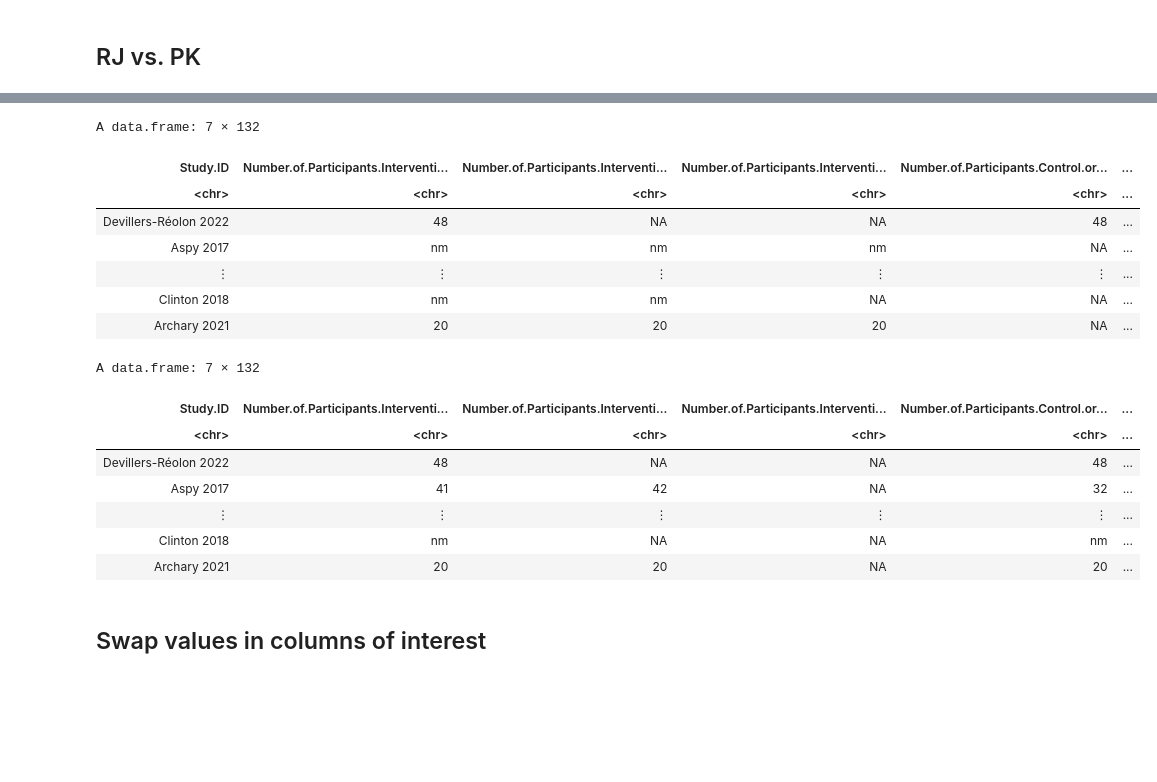
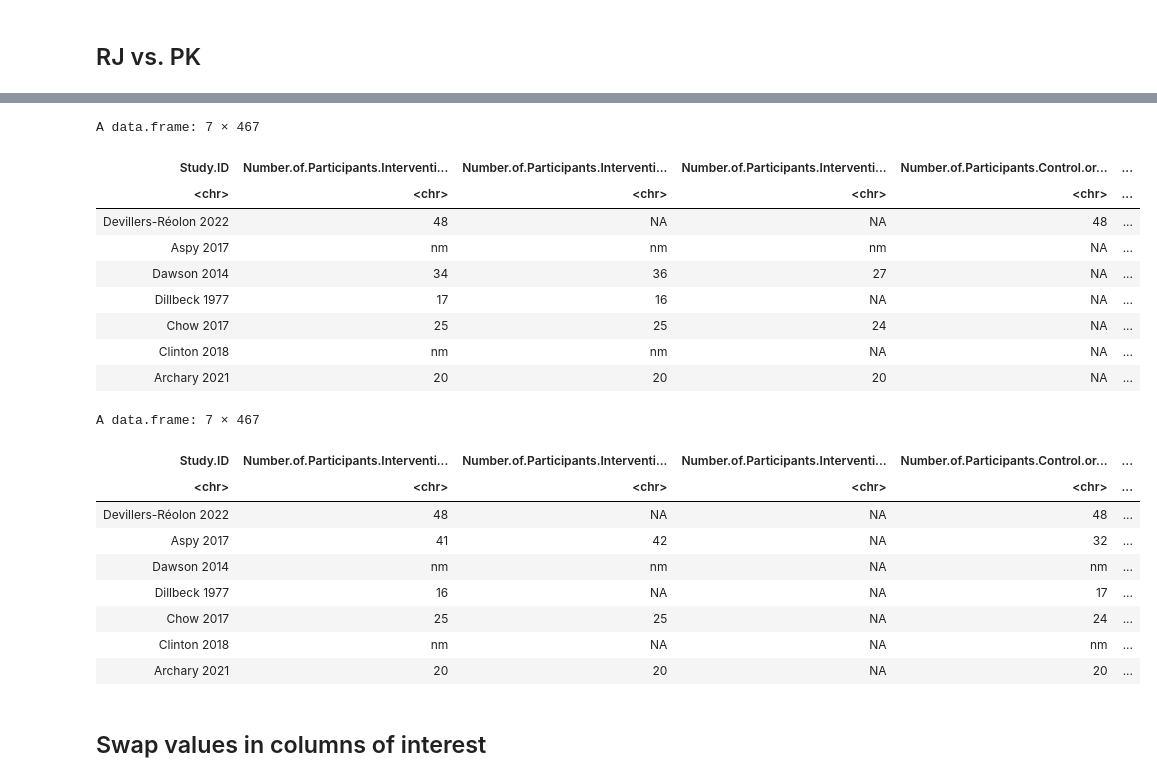
Before and after one commit to abc4322/MA_Meta_Analyses, a Jupyter notebook: Meta.Analysis-find out data extraction inter-rater reliability without pre-processing functions.ipynb, the cells around one changed output, grey strips where cells are left out. Saved outputs shown, nothing was run; the diff lists cells and outputs as text; code cells hidden in the pictures; blank space fills up the shorter version.

```diff
--- a/Meta.Analysis-find out data extraction inter-rater reliability without pre-processing functions.ipynb
+++ b/Meta.Analysis-find out data extraction inter-rater reliability without pre-processing functions.ipynb
@@ -356,3 +290,21 @@ clean.data.to.df.list.swap <- function(
+# %%
+conv_val_vec <- function(vec, missing.value.placeholder = nm.placeholder, only.double = TRUE){
+
+  if (!is.vector(vec)){
+    stop(paste0("this function is only for vectors. got ", class(vec), "instead."))
+  }
+
+  output <- c()
+
+  for (i in seq_along(vec)){
+    out_i <- convert.value(
+      vec[i], missing.value.placeholder = missing.value.placeholder, only.double = only.double
+    )
+
+    output[i] <- out_i
+  }
+  output
+}
 # %% [markdown]
 ## Operations
 # %%
@@ -366,13 +318,23 @@ ex.df <- data.frame(
   end = c(
     "Number.of.Males.Over.All.T3",'Numer.of.Measuring.Time.Points', "Time.Point.3.Date", "Time.Point.0...3.Duration.in.Days",
     "Number.of.Experimental.Groups", "Total.Duration.of.Intervention.in.Days.Control.or.Intervention.4", "Practiced.Techniques.in.Control.or.Intervention.4", "Name.of.Outcome.7",
-    "Intervention.1.Mean.O1T0", "ITT.or.Per.Protocol.Analysis.present.", "Imputation.of.missing.Data"
+    "Control.or.Intervention.4.n.in.case.of.period.O7T3", "ITT.or.Per.Protocol.Analysis.present.", "Imputation.of.missing.Data"
   ),
   row.names = c(
-    "Pop.Char", "n.t", "dates", "between.t", "n.groups", "medittation.tech",
-    "intervention.comparison", "outcomes",
+    "Pop.Char", "n.t", "dates", "between.t", "n.groups",
+    "intervention.comparison", "medittation.tech", "outcomes",
     "descriptive results", "ITT or PPA", "Imputation"
   )
 )
+ex.df <- ex.df |>
+  mutate(
+    swap = case_when(rownames(ex.df) %in% c("Pop.Char", "medittation.tech", "intervention.comparison", "descriptive results") ~ T, T ~ F),
+    store_type = case_when(
+      rownames(ex.df) %in% c("Pop.Char", "descriptive results") ~ "array",
+      rownames(ex.df) %in% c("intervention.comparison") ~ "df_list",
+      T ~ "df",
+    )
+  )
+
 ex.df
 # %% [output]
@@ -495,31 +459,35 @@ A data.frame: 7 × 266
 # %%
 # get data from RJ and PK of this inner join
 join_df_RJ <- join_df_wide |>
   select(Study.ID, ends_with(".x"), -Reviewer.Name.x) |>
-  rename_at(vars(ends_with(".x")), ~  paste0(gsub(".x", "", .), ".RJ")) |>  # .x are RJ columns
+  rename_at(vars(ends_with(".x")), ~  sub("\\.x$", ".RJ", .)) |>  # .x are RJ columns
   mutate(across(everything(), ~ if_else(str_trim(.) == "", NA, .)))
 
 join_df_PK <- join_df_wide |>
   select(Study.ID, ends_with(".y"), -Reviewer.Name.y) |>
-  rename_at(vars(ends_with(".y")), ~  paste0(gsub(".y", "", .), ".PK")) |>  # .y are PK columns
+  rename_at(vars(ends_with(".y")), ~ sub("\\.y$", ".PK", .)) |>  # .y are PK columns
   mutate(across(everything(), ~ if_else(str_trim(.) == "", NA, .)))
 
 join_df_RJ; join_df_PK
 # %% [output]
-A data.frame: 7 × 132
+A data.frame: 7 × 467
 | Study.ID | Number.of.Participants.Interventi... | Number.of.Participants.Interventi... | Number.of.Participants.Interventi... | Number.of.Participants.Control.or... | ... |
 | <chr> | <chr> | <chr> | <chr> | <chr> | ... |
 | Devillers-Réolon 2022 | 48 | NA | NA | 48 | ... |
 | Aspy 2017 | nm | nm | nm | NA | ... |
-| ⋮ | ⋮ | ⋮ | ⋮ | ⋮ | ... |
+| Dawson 2014 | 34 | 36 | 27 | NA | ... |
+| Dillbeck 1977 | 17 | 16 | NA | NA | ... |
+| Chow 2017 | 25 | 25 | 24 | NA | ... |
 | Clinton 2018 | nm | nm | NA | NA | ... |
 | Archary 2021 | 20 | 20 | 20 | NA | ... |
-A data.frame: 7 × 132
+A data.frame: 7 × 467
 | Study.ID | Number.of.Participants.Interventi... | Number.of.Participants.Interventi... | Number.of.Participants.Interventi... | Number.of.Participants.Control.or... | ... |
 | <chr> | <chr> | <chr> | <chr> | <chr> | ... |
 | Devillers-Réolon 2022 | 48 | NA | NA | 48 | ... |
 | Aspy 2017 | 41 | 42 | NA | 32 | ... |
-| ⋮ | ⋮ | ⋮ | ⋮ | ⋮ | ... |
+| Dawson 2014 | nm | nm | NA | nm | ... |
+| Dillbeck 1977 | 16 | NA | NA | 17 | ... |
+| Chow 2017 | 25 | 25 | NA | 24 | ... |
 | Clinton 2018 | nm | NA | NA | nm | ... |
 | Archary 2021 | 20 | 20 | NA | 20 | ... |
 # %% [markdown]
```
Also changed, not shown: parts of 29 cells of this notebook, 5 other files.
